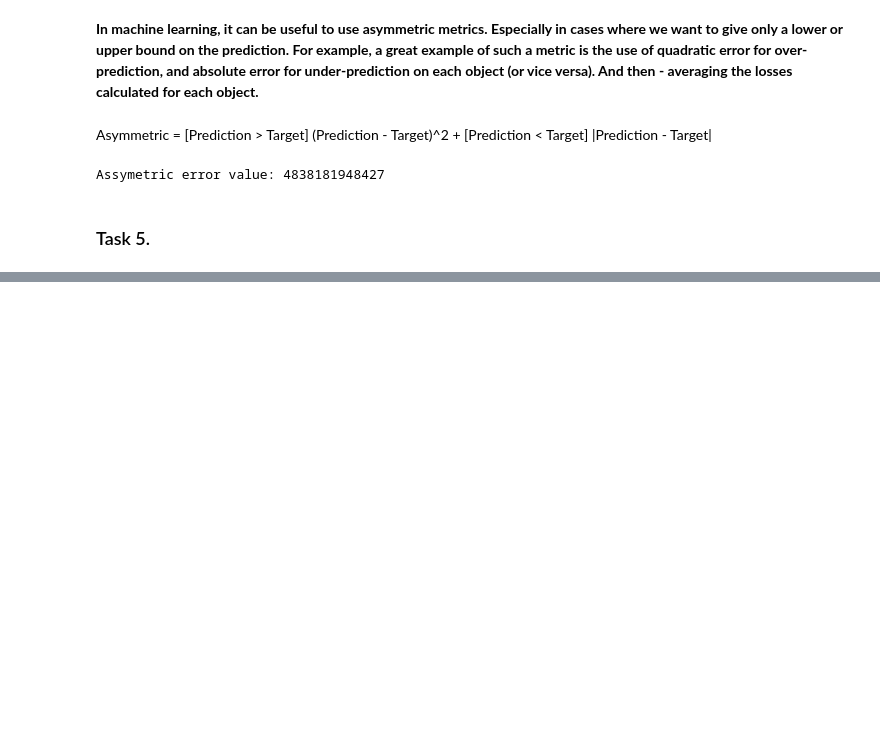
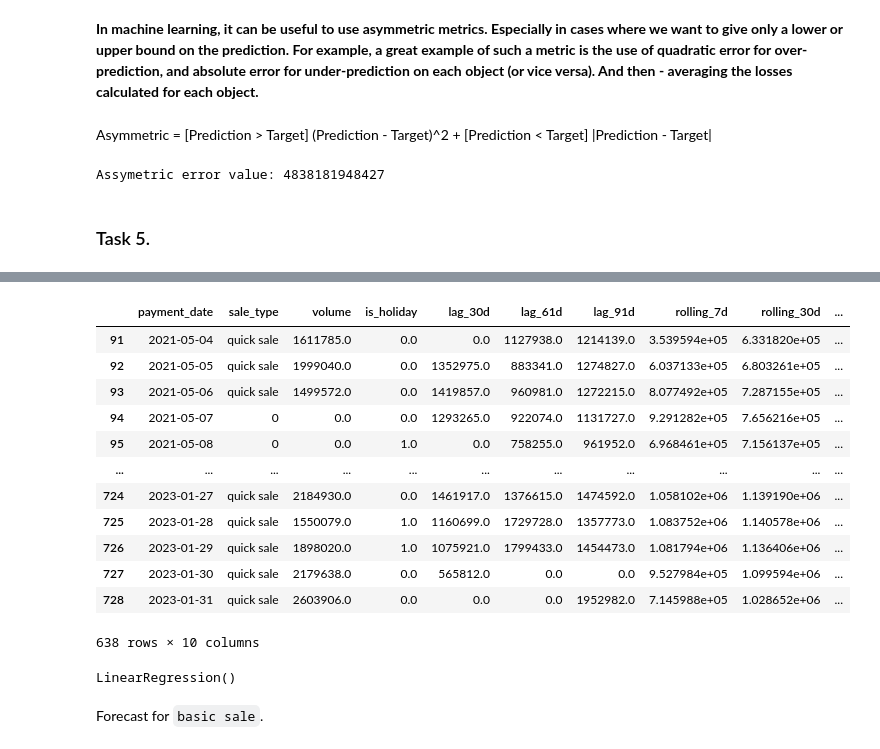
Before and after one commit to nktnlx/advanced_data_analysis_course, a Jupyter notebook: 04_ml/01_linear_models.ipynb, the cells around one changed output, grey strips where cells are left out. Saved outputs shown, nothing was run; the diff lists cells and outputs as text; code cells hidden in the pictures; blank space fills up the shorter version.

```diff
--- a/04_ml/01_linear_models.ipynb
+++ b/04_ml/01_linear_models.ipynb
@@ -286,0 +436,2 @@ tbc..
+# %%
+df_quick = df[df['sale_type'] == 'quick sale'].reset_index(drop=True)
@@ -286,0 +454,2 @@ tbc..
+# %%
+df_quick_full = pd.merge(df_date_range, df_quick, how='left', on='payment_date')
@@ -286,0 +469,2 @@ tbc..
+# %%
+df_quick_full.fillna(0, inplace=True)
@@ -286,0 +484,27 @@ tbc..
+# %%
+data_quick = generate_features_for_series(df_quick_full)
+# %%
+data_quick
+# %% [output]
+|  | payment_date | sale_type | volume | is_holiday | lag_30d | lag_61d | lag_91d | rolling_7d | rolling_30d | ... |
+| 91 | 2021-05-04 | quick sale | 1611785.0 | 0.0 | 0.0 | 1127938.0 | 1214139.0 | 3.539594e+05 | 6.331820e+05 | ... |
+| 92 | 2021-05-05 | quick sale | 1999040.0 | 0.0 | 1352975.0 | 883341.0 | 1274827.0 | 6.037133e+05 | 6.803261e+05 | ... |
+| 93 | 2021-05-06 | quick sale | 1499572.0 | 0.0 | 1419857.0 | 960981.0 | 1272215.0 | 8.077492e+05 | 7.287155e+05 | ... |
+| 94 | 2021-05-07 | 0 | 0.0 | 0.0 | 1293265.0 | 922074.0 | 1131727.0 | 9.291282e+05 | 7.656216e+05 | ... |
+| 95 | 2021-05-08 | 0 | 0.0 | 1.0 | 0.0 | 758255.0 | 961952.0 | 6.968461e+05 | 7.156137e+05 | ... |
+| ... | ... | ... | ... | ... | ... | ... | ... | ... | ... | ... |
+| 724 | 2023-01-27 | quick sale | 2184930.0 | 0.0 | 1461917.0 | 1376615.0 | 1474592.0 | 1.058102e+06 | 1.139190e+06 | ... |
+| 725 | 2023-01-28 | quick sale | 1550079.0 | 1.0 | 1160699.0 | 1729728.0 | 1357773.0 | 1.083752e+06 | 1.140578e+06 | ... |
+| 726 | 2023-01-29 | quick sale | 1898020.0 | 1.0 | 1075921.0 | 1799433.0 | 1454473.0 | 1.081794e+06 | 1.136406e+06 | ... |
+| 727 | 2023-01-30 | quick sale | 2179638.0 | 0.0 | 565812.0 | 0.0 | 0.0 | 9.527984e+05 | 1.099594e+06 | ... |
+| 728 | 2023-01-31 | quick sale | 2603906.0 | 0.0 | 0.0 | 0.0 | 1952982.0 | 7.145988e+05 | 1.028652e+06 | ... |
+638 rows × 10 columns
+# %%
+X_ = data_quick.drop(['payment_date', 'volume', 'sale_type'], axis=1)
+Y_ = data_quick.volume
+
+model = LinearRegression()
+
+model.fit(X_, Y_)
+# %% [output]
+LinearRegression()
@@ -286,0 +514,2 @@ tbc..
+# %% [markdown]
+Forecast for `basic sale`.
```
Also changed, not shown: parts of 61 cells of this notebook.
